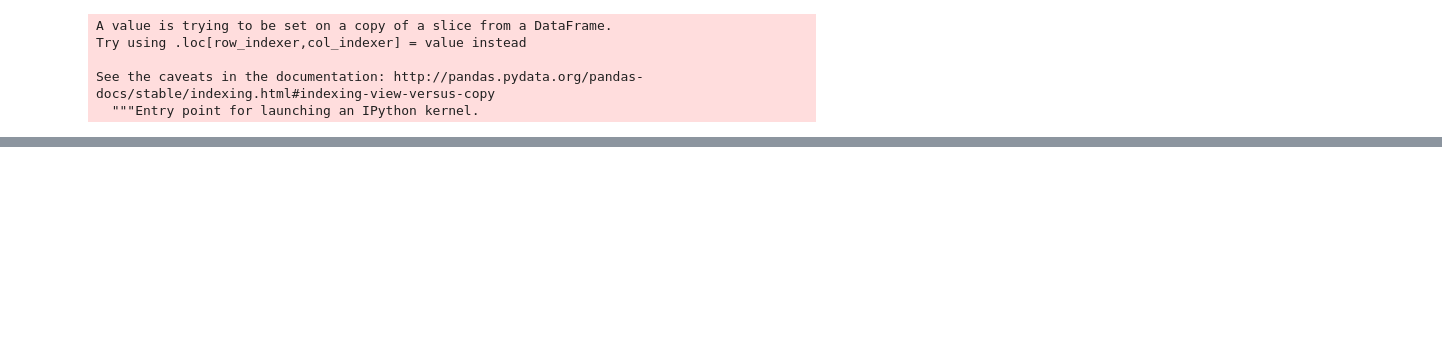
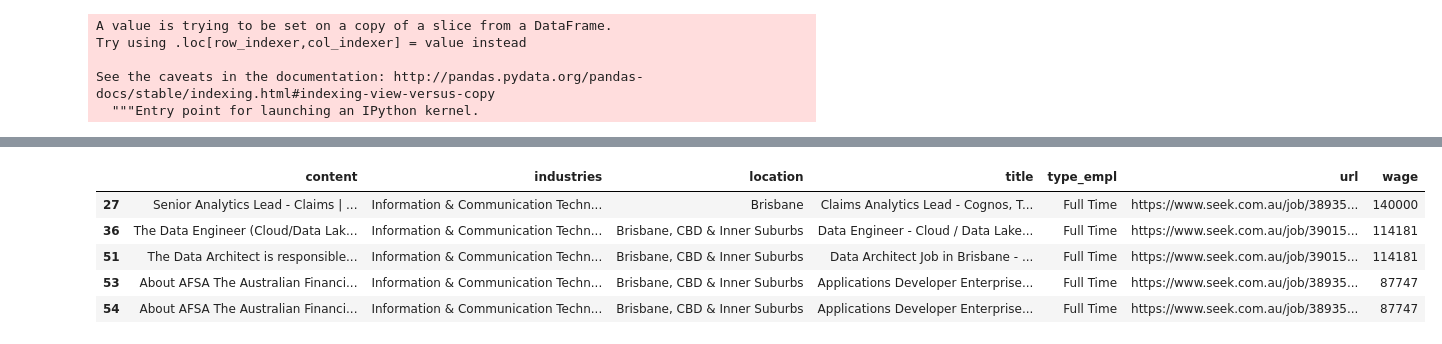
Before and after one commit to sealbamboo/DSme, a Jupyter notebook: Pro4/Step 4 -- Clean wage column.ipynb, the cells around one changed output, grey strips where cells are left out. Saved outputs shown, nothing was run; the diff lists cells and outputs as text; code cells hidden in the pictures; blank space fills up the shorter version.

```diff
--- a/Pro4/Step 4 -- Clean wage column.ipynb
+++ b/Pro4/Step 4 -- Clean wage column.ipynb
@@ -264,0 +277,9 @@ https://www.seek.com.au/job/38988764?type=standout&searchrequesttoken=7dd0818a-a
+# %%
+frame1.head()
+# %% [output]
+|  | content | industries | location | title | type_empl | url | wage |
+| 27 | Senior Analytics Lead - Claims | ... | Information & Communication Techn... | Brisbane | Claims Analytics Lead - Cognos, T... | Full Time | https://www.seek.com.au/job/38935... | 140000 |
+| 36 | The Data Engineer (Cloud/Data Lak... | Information & Communication Techn... | Brisbane, CBD & Inner Suburbs | Data Engineer - Cloud / Data Lake... | Full Time | https://www.seek.com.au/job/39015... | 114181 |
+| 51 | The Data Architect is responsible... | Information & Communication Techn... | Brisbane, CBD & Inner Suburbs | Data Architect Job in Brisbane - ... | Full Time | https://www.seek.com.au/job/39015... | 114181 |
+| 53 | About AFSA The Australian Financi... | Information & Communication Techn... | Brisbane, CBD & Inner Suburbs | Applications Developer Enterprise... | Full Time | https://www.seek.com.au/job/38935... | 87747 |
+| 54 | About AFSA The Australian Financi... | Information & Communication Techn... | Brisbane, CBD & Inner Suburbs | Applications Developer Enterprise... | Full Time | https://www.seek.com.au/job/38935... | 87747 |
```
Also changed, not shown: parts of 28 cells of this notebook, 4 other files.
